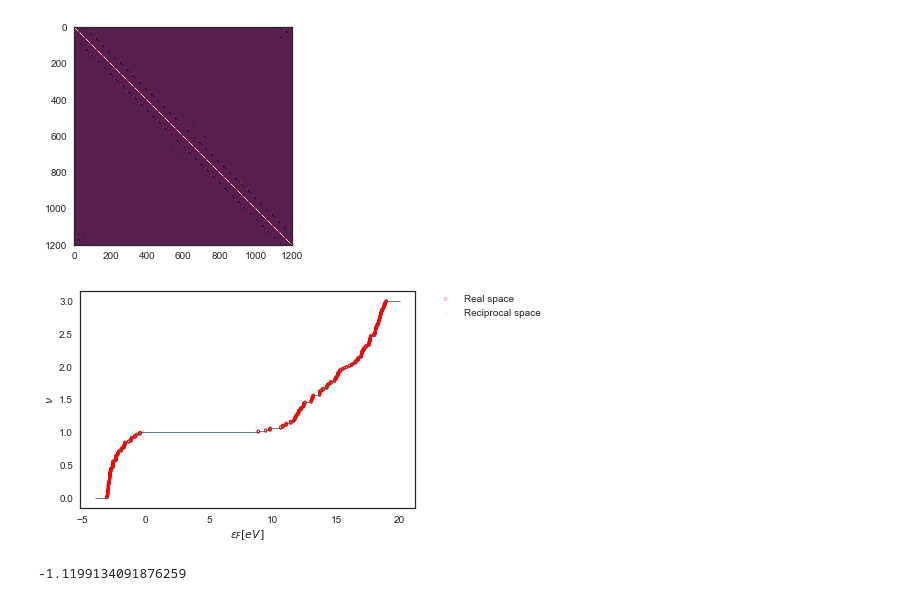
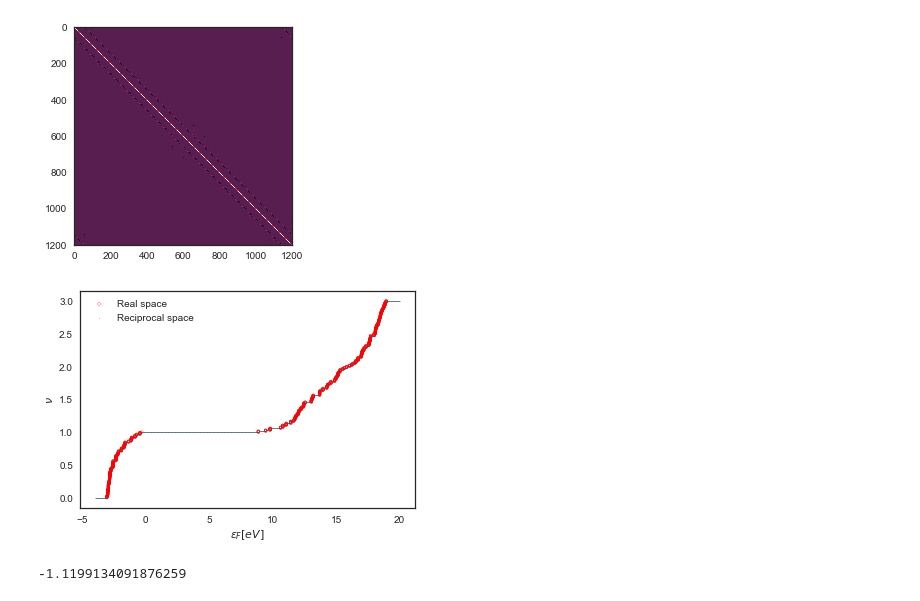
Before and after one commit to SriramanT/qmc_master_code, a Jupyter notebook: ANALYTICAL/src/tmd-hoppings.ipynb, the cells around one changed output. Cells and saved outputs as stored; diff of their text form; code cells hidden in the pictures.

```diff
--- a/ANALYTICAL/src/tmd-hoppings.ipynb
+++ b/ANALYTICAL/src/tmd-hoppings.ipynb
@@ -334,19 +334,18 @@ plt.imshow(orbitalHoppings, interpolation='nearest')
 # %%
 ensMoS2 = la.eigvalsh(orbitalHoppings)
 fig = plt.figure(0)
 ax = fig.add_subplot(111)
 
 ax.scatter(ensMoS2, np.arange(ensMoS2.size) / ensMoS2.size * 3, label='Real space'\
            , facecolors = 'none', edgecolors = 'r', marker = 'o', s = 8)
 plt.xlabel(r'$\varepsilon_F [ eV]$')
 plt.ylabel(r'$\nu$')
 compareFill = np.loadtxt("filling-E_3orbModel_MoS2_noSOC_Units-t0.csv", delimiter=',')
 ax.scatter(compareFill[:, 1], compareFill[:, 0] , s = 0.1, label='Reciprocal space')
-lgd = ax.legend(bbox_to_anchor=(1.05, 1),\
-                loc=2, borderaxespad=0.)
+lgd = ax.legend(loc=2)
 plt.savefig(SAVEDIR + "/fillingVsE.png", dpi = 600, bbox_inches='tight')
 # %% [output]
-[figure, old version]
+[figure, new version]
 # %%
 ensMoS2[368]
 # %% [output]
```
Also changed, not shown: parts of 1 cell of this notebook, 8 other files.
